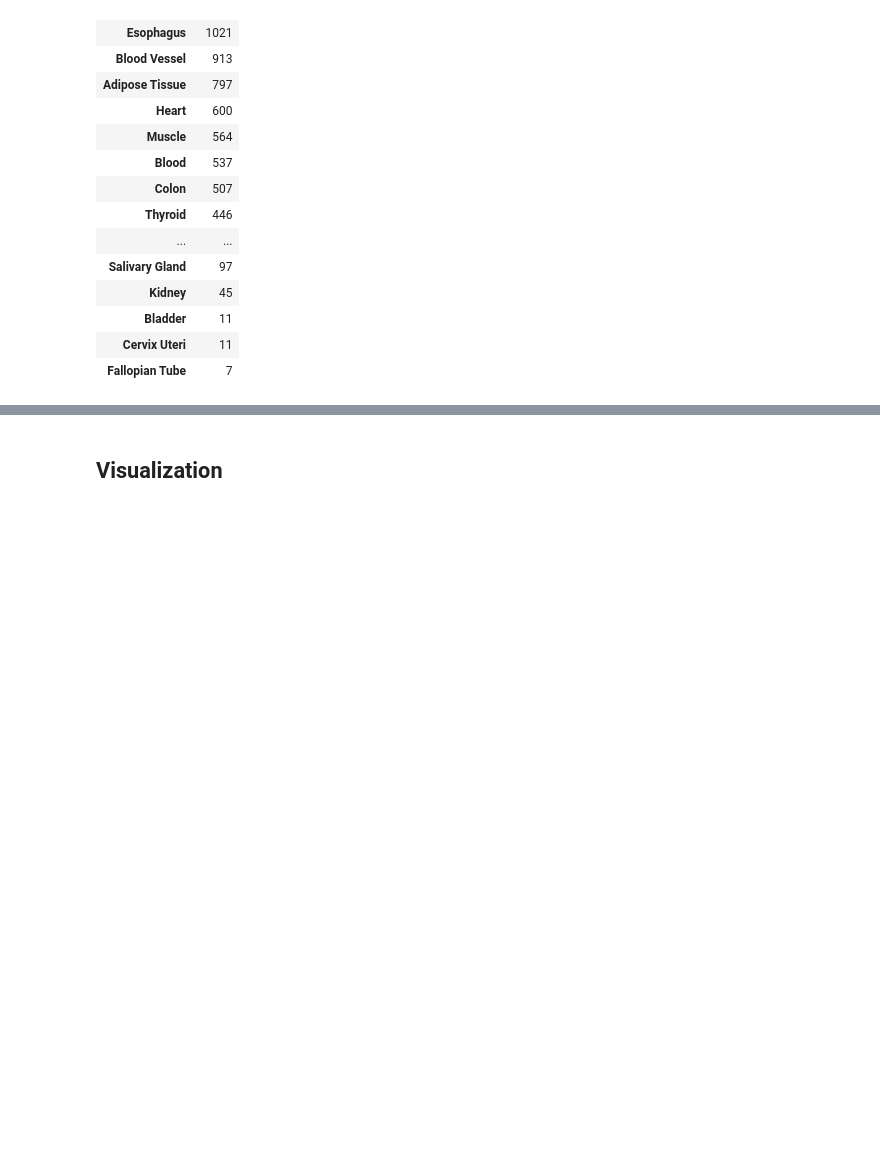
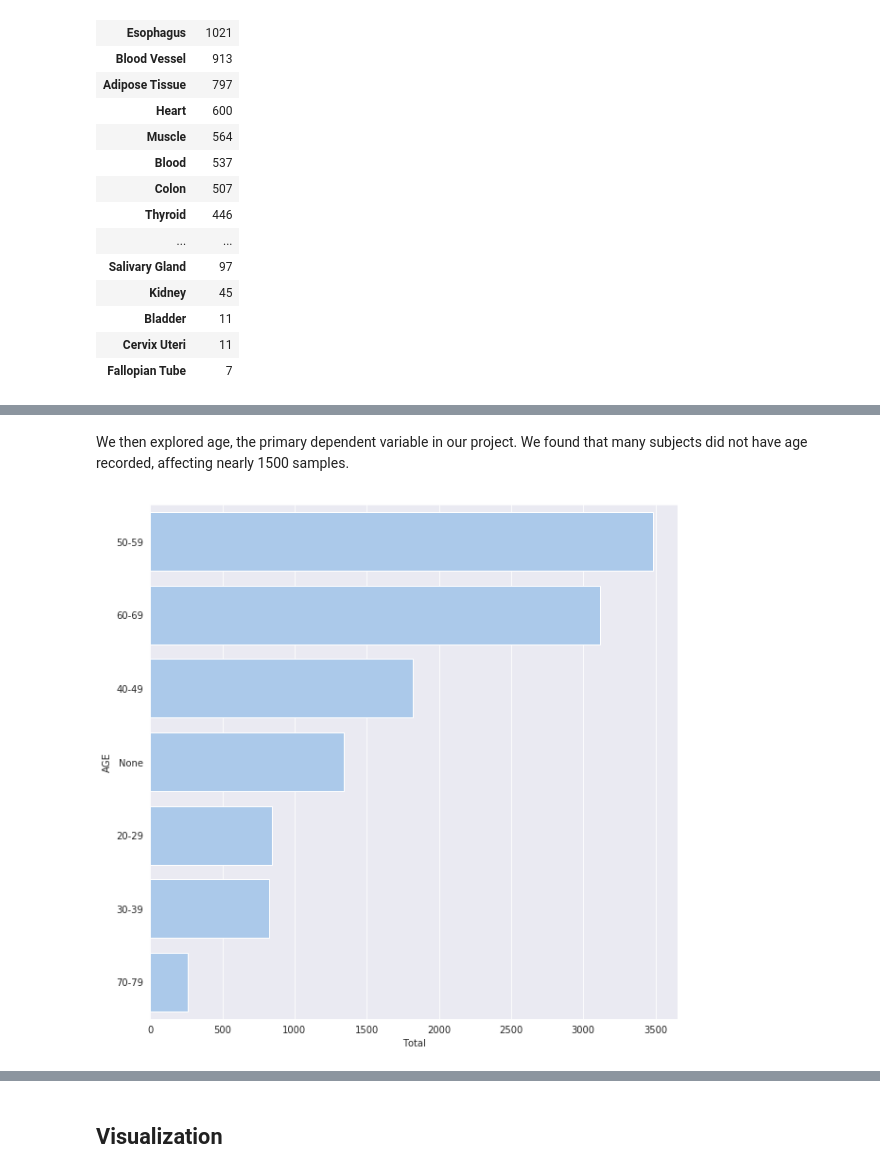
Before and after one commit to edgeslab/cs418-project-RNAge, a Jupyter notebook: Progress_Report.ipynb, the cells around one changed output, grey strips where cells are left out. Cells and saved outputs as stored; diff of their text form; code cells hidden in the pictures; blank space fills up the shorter version.

Commit message:
EDA Visualization pt1

```diff
--- a/Progress_Report.ipynb
+++ b/Progress_Report.ipynb
@@ -7,6 +7,8 @@ import seaborn as sns
 import matplotlib.pyplot as plt
 from IPython.display import display, HTML,Image
 from pathlib import Path
+%matplotlib inline
+sns.set_style("darkgrid")
 data_dir=Path("cs418-project-RNAge/data") # change
 tissue_dir=Path("tissue-specific")
 #!mkdir data && cp merged_meta.tsv data #Needed after cloning repo
@@ -87,0 +74,14 @@ Tissues had various sub-tissue locations. Only some tissues had sub-tissue locat
+# %% [markdown]
+We then explored age, the primary dependent variable in our project. We found that many subjects did not have age recorded, affecting nearly 1500 samples.
+# %%
+sns.set_color_codes("pastel")
+AGE=meta['AGE'].copy()
+AGE[AGE.isnull()]="None"
+counts=pd.DataFrame({"AGE":AGE.value_counts()})
+counts['Total']=counts['AGE']
+counts['AGE']=counts.index.values
+plt.figure(figsize=(10, 10))
+ax=sns.barplot(x="Total", y="AGE", data=counts,
+            label="Total", color="b")
+# %% [output]
+[figure, added]
```
Also changed, not shown: parts of 11 cells of this notebook, 28 other files.
